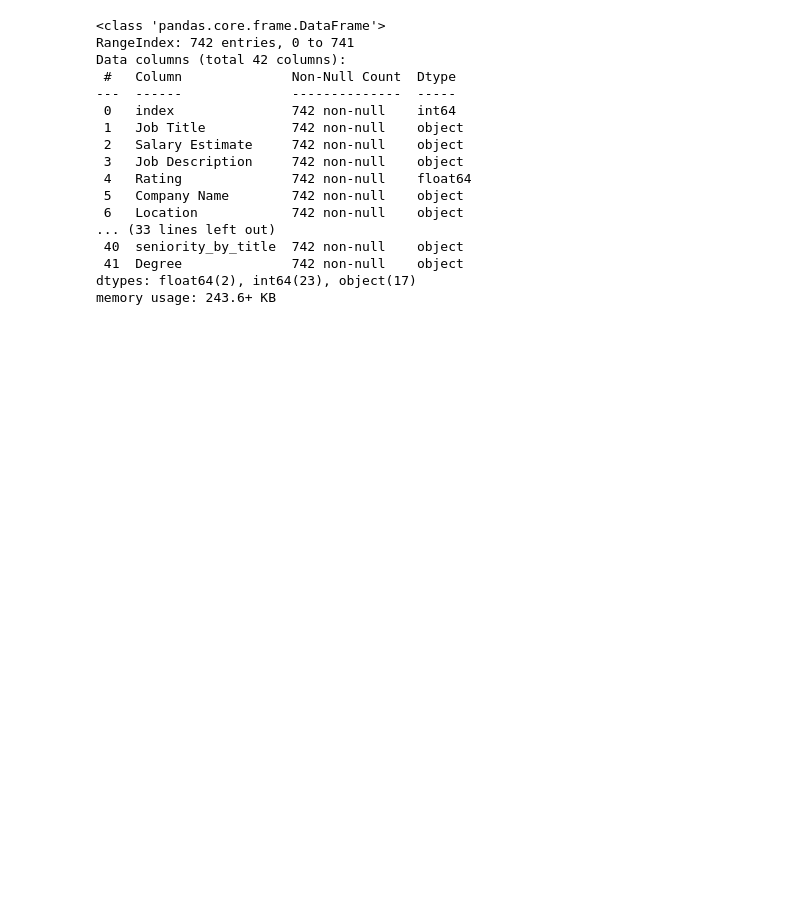
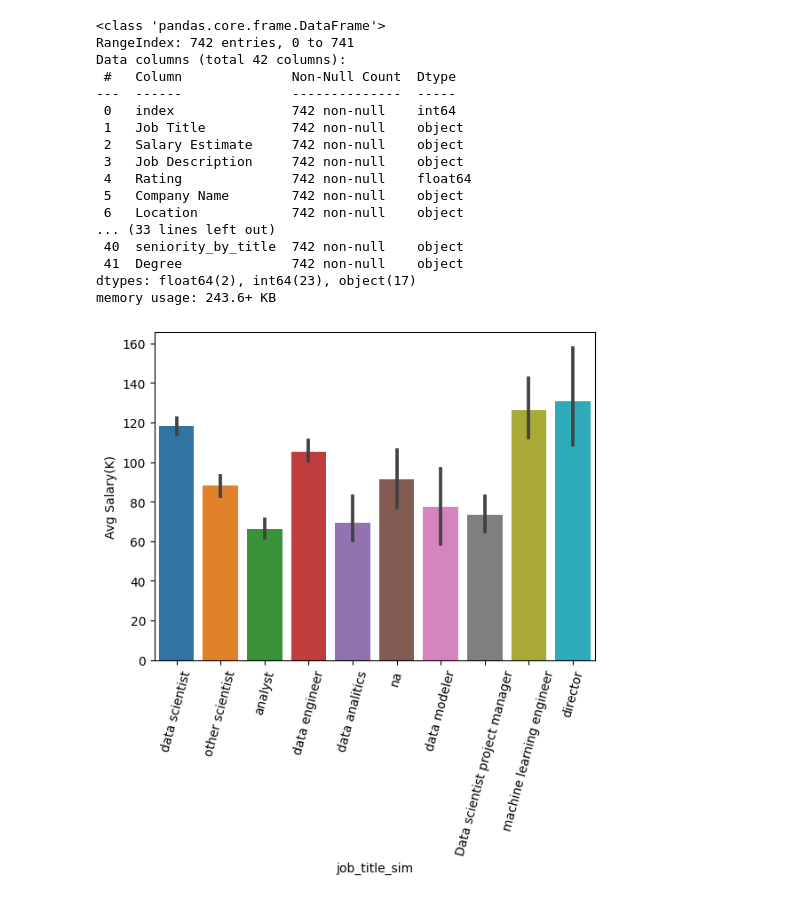
Before and after one commit to SeanRommes/code-along-with-purvi, a Jupyter notebook: Code Along.ipynb, the cells around one changed output. Drawn from its saved outputs; the diff is of its cells as text; code cells hidden in the pictures; blank space fills up the shorter version.

```diff
--- a/Code Along.ipynb
+++ b/Code Along.ipynb
@@ -35,3 +35,8 @@ Data columns (total 42 columns):
  41  Degree              742 non-null    object
 dtypes: float64(2), int64(23), object(17)
 memory usage: 243.6+ KB
+# %%
+ax = sns.barplot(data = df, x = 'job_title_sim', y = 'Avg Salary(K)');
+plt.xticks(rotation = 75);
+# %% [output]
+[figure, added]
```
Also changed, not shown: parts of 1 cell of this notebook.
